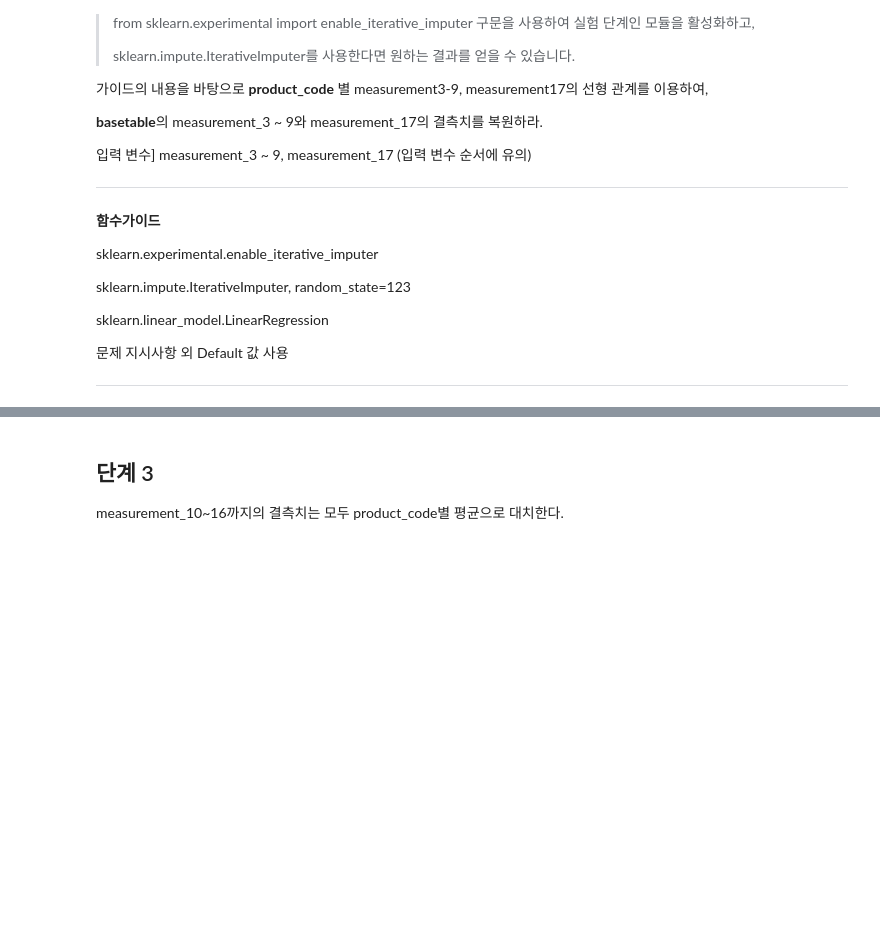
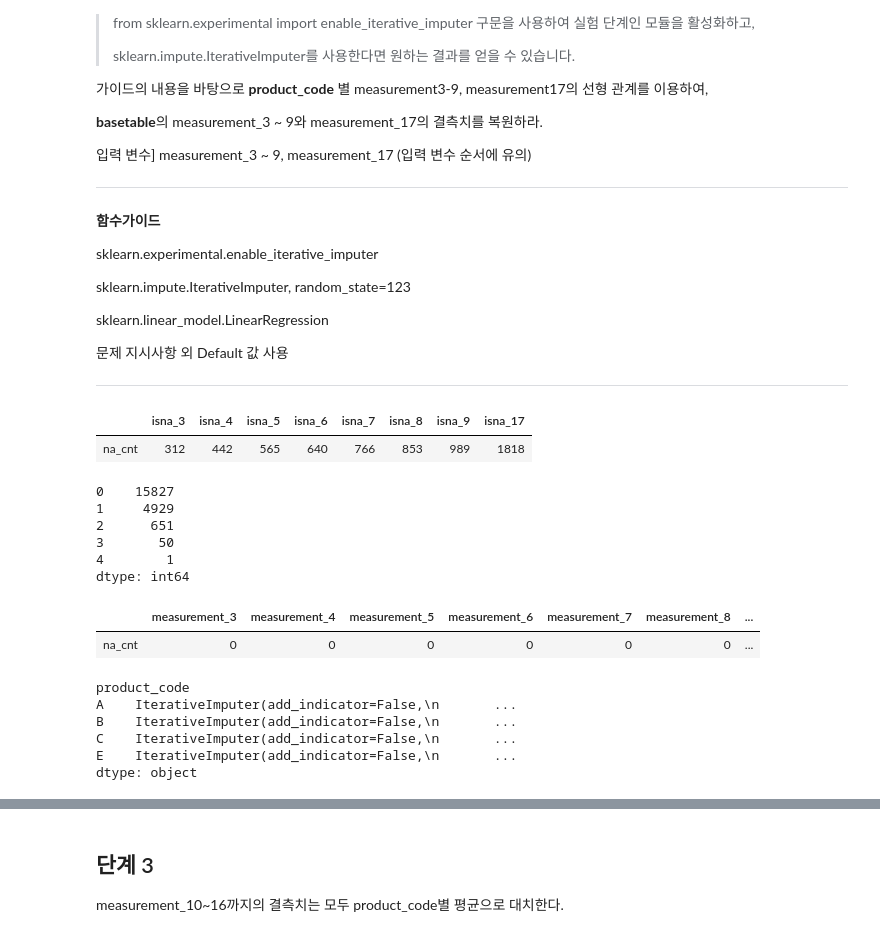
Before and after one commit to sunkusun9/DS_lv3_2609_2, a Jupyter notebook: sec_ds_lv3_prob1_prob.ipynb, the cells around one changed output, grey strips where cells are left out. Drawn from its saved outputs; the diff is of its cells as text; code cells hidden in the pictures; blank space fills up the shorter version.

```diff
--- a/sec_ds_lv3_prob1_prob.ipynb
+++ b/sec_ds_lv3_prob1_prob.ipynb
@@ -200,3 +200,17 @@ sklearn.linear_model.LinearRegression
 문제 지시사항 외 Default 값 사용
 
 ---
+# %%
+df_basetable[['isna_{}'.format(i) for i in range(3, 10)] + ['isna_17']].sum().rename('na_cnt').to_frame().T
+# %% [output]
+|  | isna_3 | isna_4 | isna_5 | isna_6 | isna_7 | isna_8 | isna_9 | isna_17 |
+| na_cnt | 312 | 442 | 565 | 640 | 766 | 853 | 989 | 1818 |
+# %%
+df_basetable[['isna_{}'.format(i) for i in range(3, 10)] + ['isna_17']].sum(axis=1).value_counts()
+# %% [output]
+0    15827
+1     4929
+2      651
+3       50
+4        1
+dtype: int64
@@ -202,0 +232,5 @@ sklearn.linear_model.LinearRegression
+# %%
+df_basetable[['measurement_{}'.format(i) for i in range(3, 10)] + ['measurement_17']].isna().sum().rename('na_cnt').to_frame().T
+# %% [output]
+|  | measurement_3 | measurement_4 | measurement_5 | measurement_6 | measurement_7 | measurement_8 | ... |
+| na_cnt | 0 | 0 | 0 | 0 | 0 | 0 | ... |
@@ -202,0 +253,26 @@ sklearn.linear_model.LinearRegression
+# %%
+# 방법3. groupby ~ apply ~ fit, groupby ~ apply ~ transform
+from sklearn.experimental import enable_iterative_imputer
+from sklearn.impute import IterativeImputer
+from sklearn.linear_model import LinearRegression
+
+# 𝑚𝑒𝑎𝑠𝑢𝑟𝑒𝑚𝑒𝑛𝑡17=𝛽0+𝛽3𝑚𝑒𝑎𝑠𝑢𝑟𝑒𝑚𝑒𝑛𝑡3+𝛽4𝑚𝑒𝑎𝑠𝑢𝑟𝑒𝑚𝑒𝑛𝑡4+...+𝛽9𝑚𝑒𝑎𝑠𝑢𝑟𝑒𝑚𝑒𝑛𝑡9
+# product_code 별 measurement3-9, measurement17의 선형 관계를 이용
+def create_imp():
+    return IterativeImputer(
+        LinearRegression(fit_intercept=True), random_state=123
+    )
+X_imp = ['measurement_{}'.format(i) for i in range(3, 10)] + ['measurement_17']
+s_imp = df_basetable.groupby('product_code')[X_imp].apply(
+    lambda x: create_imp().fit(x)
+)
+df_basetable[X_imp] = df_basetable.groupby('product_code')[X_imp].apply(
+    lambda x: pd.DataFrame(s_imp.loc[x.name].transform(x), index = x.index, columns = X_imp)
+)
+# %% [output]
+product_code
+A    IterativeImputer(add_indicator=False,\n       ...
+B    IterativeImputer(add_indicator=False,\n       ...
+C    IterativeImputer(add_indicator=False,\n       ...
+E    IterativeImputer(add_indicator=False,\n       ...
+dtype: object
```
Also changed, not shown: parts of 11 cells of this notebook.
